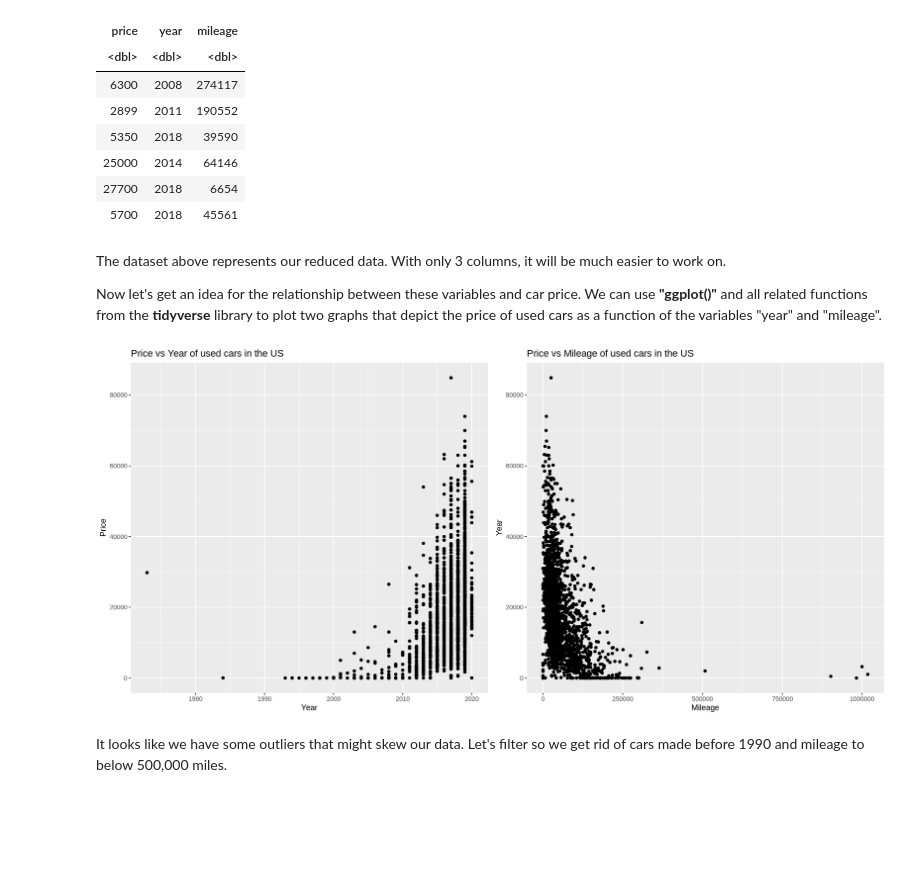
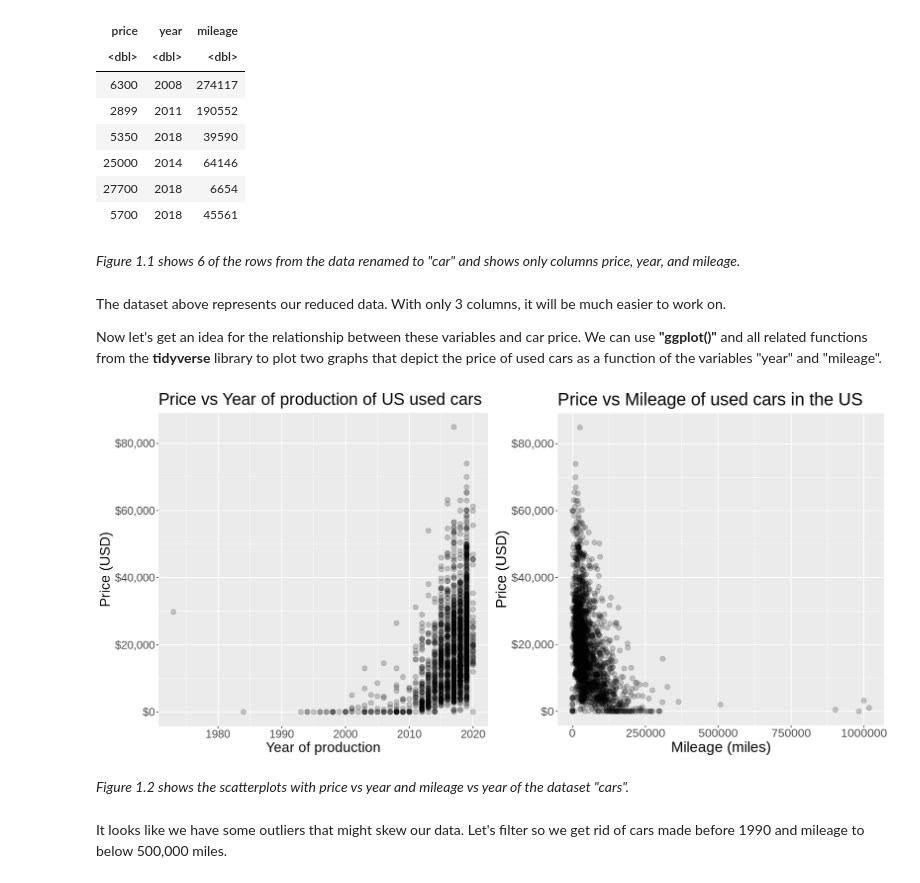
Before and after one commit to zhtgeneral/Group-30-Official, a Jupyter notebook: Group 30 Project.ipynb, the cells around one changed output. Cells and saved outputs as stored; diff of their text form; code cells hidden in the pictures; blank space fills up the shorter version.

```diff
--- a/Group 30 Project.ipynb
+++ b/Group 30 Project.ipynb
@@ -101,27 +103,48 @@ A tibble: 6 × 3
 | 25000 | 2014 | 64146 |
 | 27700 | 2018 | 6654 |
 | 5700 | 2018 | 45561 |
+# %% [markdown]
+*Figure 1.1 shows 6 of the rows from the data renamed to "car" and shows only columns price, year, and mileage.*
 # %% [markdown]
 The dataset above represents our reduced data. With only 3 columns, it will be much easier to work on.
 
 Now let's get an idea for the relationship between these variables and car price. We can use **"ggplot()"** and all related functions from the **tidyverse** library to plot two graphs that depict the price of used cars as a function of the variables "year" and "mileage".
 # %%
+#----------------------------------------------------------# Setting plot sizes
+
 options(repr.plot.width = 15, repr.plot.height = 7)
+
+#------------------------------------------------------# Plotting year vs price for dataset car
+
 car_year <- car |>
             ggplot(aes(x = year, y = price)) +
-            geom_point() +
+            geom_point(size = 3,
+                       alpha = 0.2) +
             labs(x = "Year of production",
                  y = "Price (USD)",
-                 title = "Price vs Year of production of used cars in the US")
+                 title = "Price vs Year of production of US used cars") +
+            scale_y_continuous(labels = dollar_format()) +
+            theme(text = element_text(size = 19))
+
+#------------------------------------------------------# Plotting Mileage vs price for dataset car
+
 car_mileage <- car |>
             ggplot(aes(x = mileage, y = price)) +
-            geom_point() +
+            geom_point(size = 3,
+                       alpha = 0.2) +
             labs(x = "Mileage (miles)",
                  y = "Price (USD)",
-                 title = "Price vs Mileage of used cars in the US")
+                 title = "Price vs Mileage of used cars in the US") +
+            scale_y_continuous(labels = dollar_format()) +
+            theme(text = element_text(size = 20))
+
+#----------------------------------------------------------# Putting both plots together
+
 plot_grid(car_year, car_mileage, ncol = 2)
 # %% [output]
-[figure, old version]
+[figure, new version]
+# %% [markdown]
+*Figure 1.2 shows the scatterplots with price vs year and mileage vs year of the dataset "cars".*
 # %% [markdown]
 It looks like we have some outliers that might skew our data. Let's filter so we get rid of cars made before 1990 and mileage to below 500,000 miles.
 # %%
```
Also changed, not shown: parts of 18 cells of this notebook.
